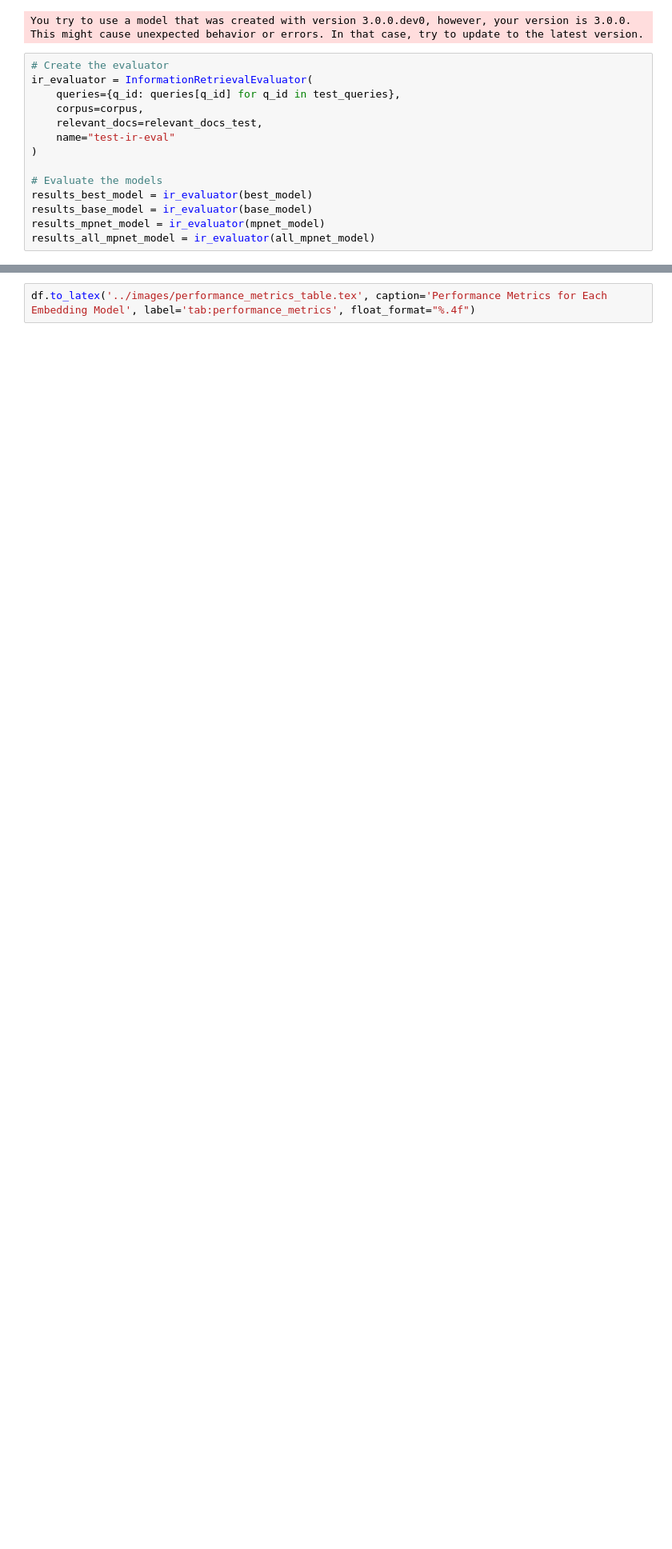
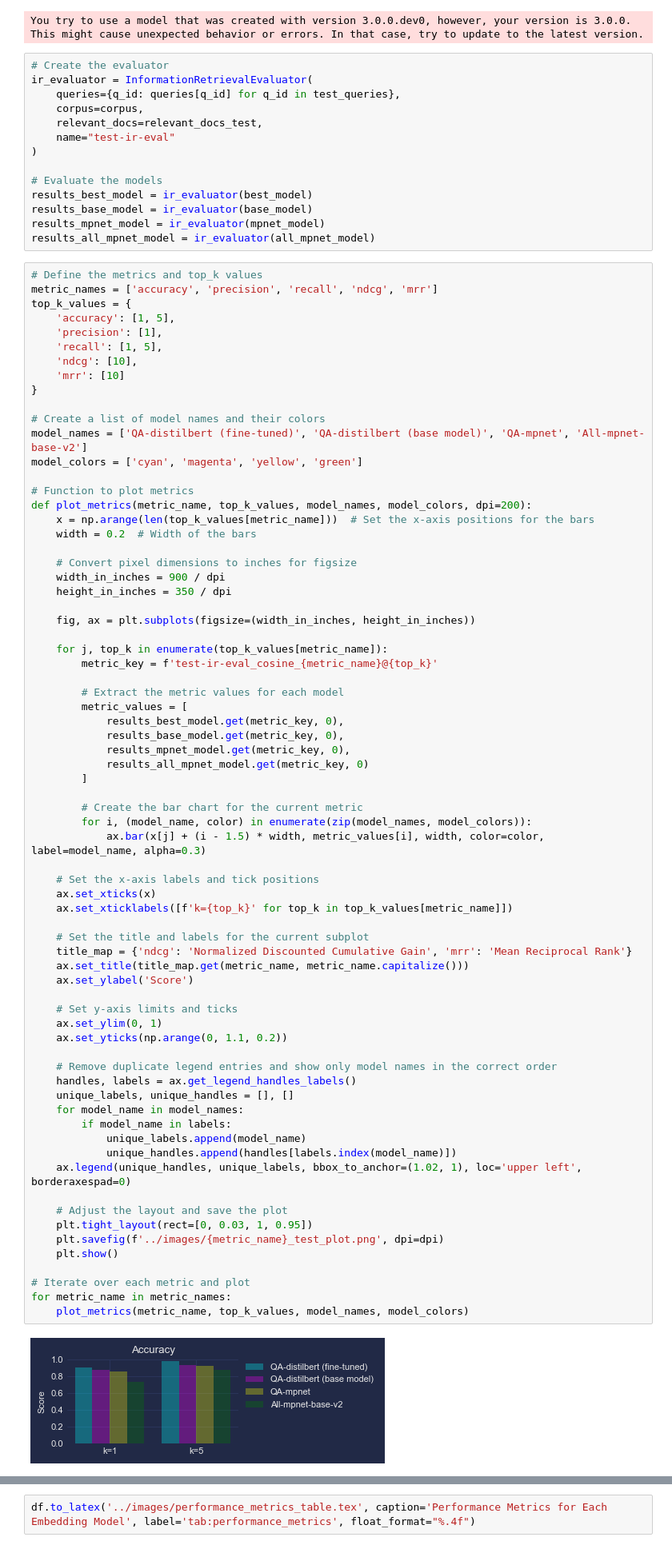
Before and after one commit to dennisvdang/QA-Retrieval-System, a Jupyter notebook: notebooks/qa_system.ipynb, the cells around one changed output, grey strips where cells are left out. Shown at 80% size. Drawn from its saved outputs; the diff is of its cells as text; blank space fills up the shorter version.

Commit message:
Update images

```diff
--- a/notebooks/qa_system.ipynb
+++ b/notebooks/qa_system.ipynb
@@ -1076,3 +967,76 @@ results_best_model = ir_evaluator(best_model)
 results_base_model = ir_evaluator(base_model)
 results_mpnet_model = ir_evaluator(mpnet_model)
 results_all_mpnet_model = ir_evaluator(all_mpnet_model)
+# %%
+# Define the metrics and top_k values
+metric_names = ['accuracy', 'precision', 'recall', 'ndcg', 'mrr']
+top_k_values = {
+    'accuracy': [1, 5],
+    'precision': [1],
+    'recall': [1, 5],
+    'ndcg': [10],
+    'mrr': [10]
+}
+
+# Create a list of model names and their colors
+model_names = ['QA-distilbert (fine-tuned)', 'QA-distilbert (base model)', 'QA-mpnet', 'All-mpnet-base-v2']
+model_colors = ['cyan', 'magenta', 'yellow', 'green']
+
+# Function to plot metrics
+def plot_metrics(metric_name, top_k_values, model_names, model_colors, dpi=200):
+    x = np.arange(len(top_k_values[metric_name]))  # Set the x-axis positions for the bars
+    width = 0.2  # Width of the bars
+
+    # Convert pixel dimensions to inches for figsize
+    width_in_inches = 900 / dpi
+    height_in_inches = 350 / dpi
+
+    fig, ax = plt.subplots(figsize=(width_in_inches, height_in_inches))
+
+    for j, top_k in enumerate(top_k_values[metric_name]):
+        metric_key = f'test-ir-eval_cosine_{metric_name}@{top_k}'
+
+        # Extract the metric values for each model
+        metric_values = [
+            results_best_model.get(metric_key, 0),
+            results_base_model.get(metric_key, 0),
+            results_mpnet_model.get(metric_key, 0),
+            results_all_mpnet_model.get(metric_key, 0)
+        ]
+
+        # Create the bar chart for the current metric
+        for i, (model_name, color) in enumerate(zip(model_names, model_colors)):
+            ax.bar(x[j] + (i - 1.5) * width, metric_values[i], width, color=color, label=model_name, alpha=0.3)
+
+    # Set the x-axis labels and tick positions
+    ax.set_xticks(x)
+    ax.set_xticklabels([f'k={top_k}' for top_k in top_k_values[metric_name]])
+
+    # Set the title and labels for the current subplot
+    title_map = {'ndcg': 'Normalized Discounted Cumulative Gain', 'mrr': 'Mean Reciprocal Rank'}
+    ax.set_title(title_map.get(metric_name, metric_name.capitalize()))
+    ax.set_ylabel('Score')
+
+    # Set y-axis limits and ticks
+    ax.set_ylim(0, 1)
+    ax.set_yticks(np.arange(0, 1.1, 0.2))
+
+    # Remove duplicate legend entries and show only model names in the correct order
+    handles, labels = ax.get_legend_handles_labels()
+    unique_labels, unique_handles = [], []
+    for model_name in model_names:
+        if model_name in labels:
+            unique_labels.append(model_name)
+            unique_handles.append(handles[labels.index(model_name)])
+    ax.legend(unique_handles, unique_labels, bbox_to_anchor=(1.02, 1), loc='upper left', borderaxespad=0)
+
+    # Adjust the layout and save the plot
+    plt.tight_layout(rect=[0, 0.03, 1, 0.95])
+    plt.savefig(f'../images/{metric_name}_test_plot.png', dpi=dpi)
+    plt.show()
+
+# Iterate over each metric and plot
+for metric_name in metric_names:
+    plot_metrics(metric_name, top_k_values, model_names, model_colors)
+# %% [output]
+[figure, added]
```
Also changed, not shown: parts of 3 cells of this notebook, 5 other files.
